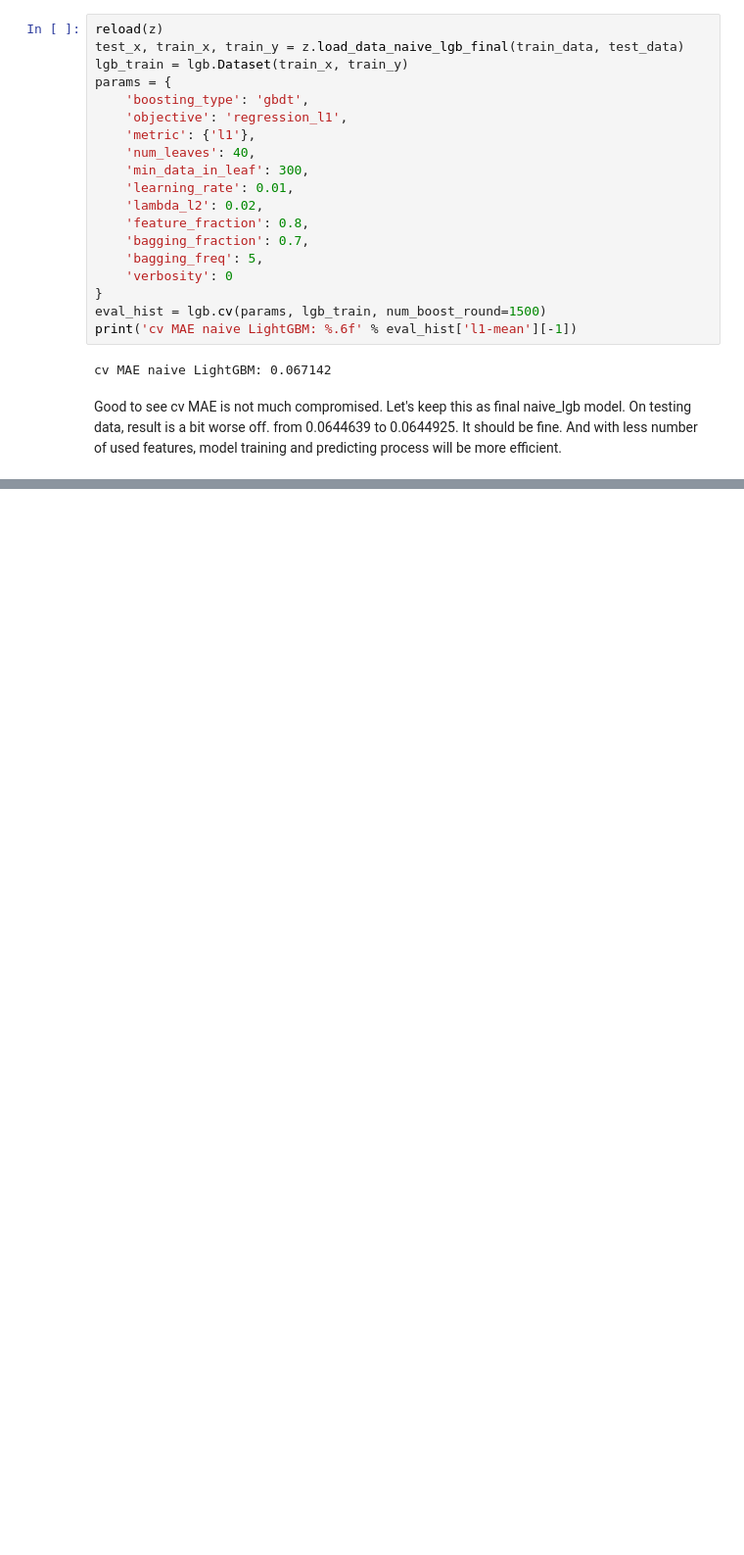
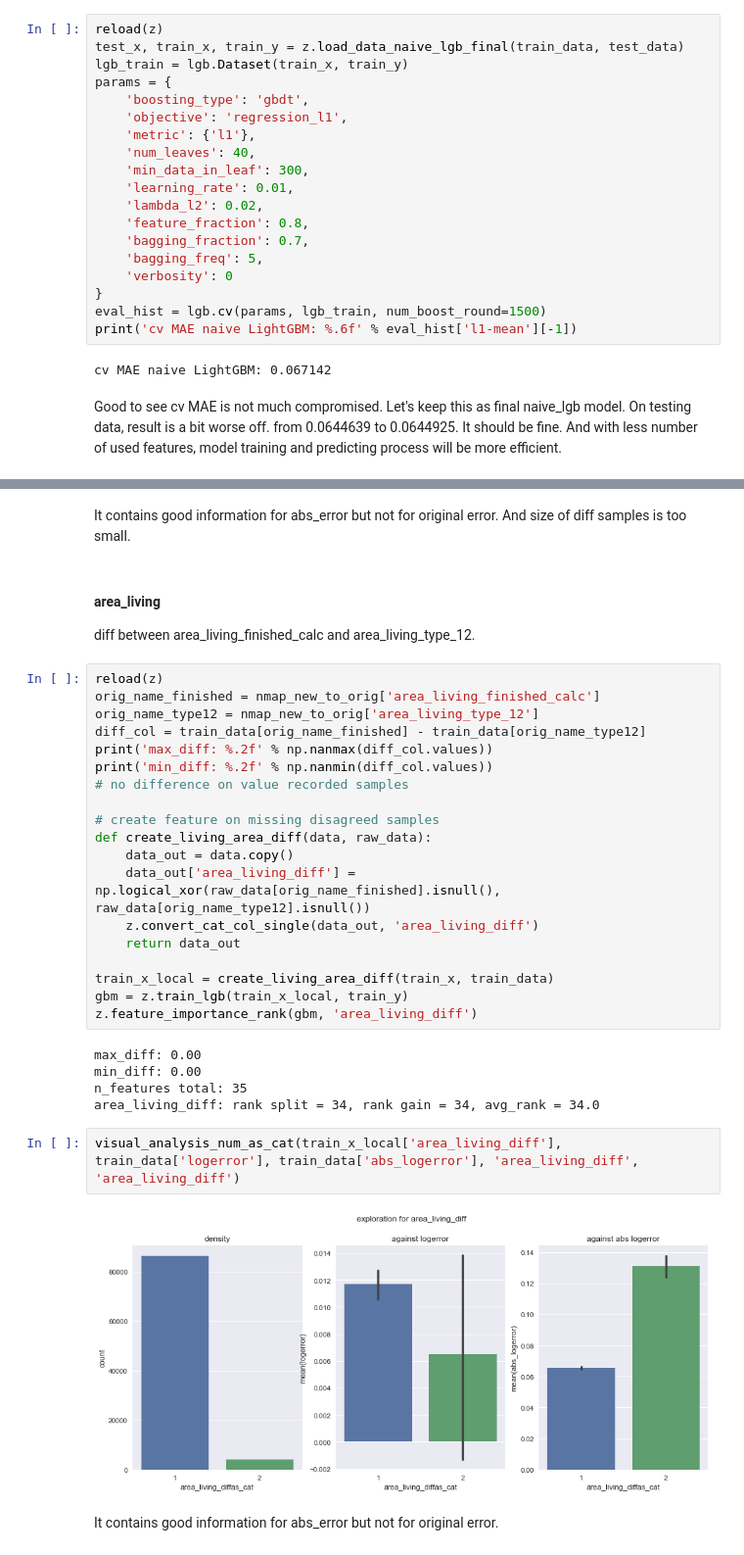
Before and after one commit to mqkh515/udacityMLND, a Jupyter notebook: projects/capstone/model_iteration.ipynb, the cells around one changed output, grey strips where cells are left out. Shown: that part at 98% size. Drawn from its saved outputs; the diff is of its cells as text; blank space fills up the shorter version.

```diff
--- a/projects/capstone/model_iteration.ipynb
+++ b/projects/capstone/model_iteration.ipynb
@@ -285,0 +521,36 @@ In this section, I will test adding or replacing one feature at a time. Engineer
+# %% [markdown]
+It contains good information for abs_error but not for original error. And size of diff samples is too small.
+# %% [markdown]
+#### area_living
+
+diff between area_living_finished_calc and area_living_type_12.
+# %%
+reload(z)
+orig_name_finished = nmap_new_to_orig['area_living_finished_calc']
+orig_name_type12 = nmap_new_to_orig['area_living_type_12']
+diff_col = train_data[orig_name_finished] - train_data[orig_name_type12]
+print('max_diff: %.2f' % np.nanmax(diff_col.values))
+print('min_diff: %.2f' % np.nanmin(diff_col.values))
+# no difference on value recorded samples
+
+# create feature on missing disagreed samples
+def create_living_area_diff(data, raw_data):
+    data_out = data.copy()
+    data_out['area_living_diff'] = np.logical_xor(raw_data[orig_name_finished].isnull(), raw_data[orig_name_type12].isnull())
+    z.convert_cat_col_single(data_out, 'area_living_diff')
+    return data_out
+
+train_x_local = create_living_area_diff(train_x, train_data)
+gbm = z.train_lgb(train_x_local, train_y)
+z.feature_importance_rank(gbm, 'area_living_diff')
+# %% [output]
+max_diff: 0.00
+min_diff: 0.00
+n_features total: 35
+area_living_diff: rank split = 34, rank gain = 34, avg_rank = 34.0
+# %%
+visual_analysis_num_as_cat(train_x_local['area_living_diff'], train_data['logerror'], train_data['abs_logerror'], 'area_living_diff', 'area_living_diff')
+# %% [output]
+[figure, added]
+# %% [markdown]
+It contains good information for abs_error but not for original error.
```
Also changed, not shown: parts of 65 cells of this notebook, 1 other file.
